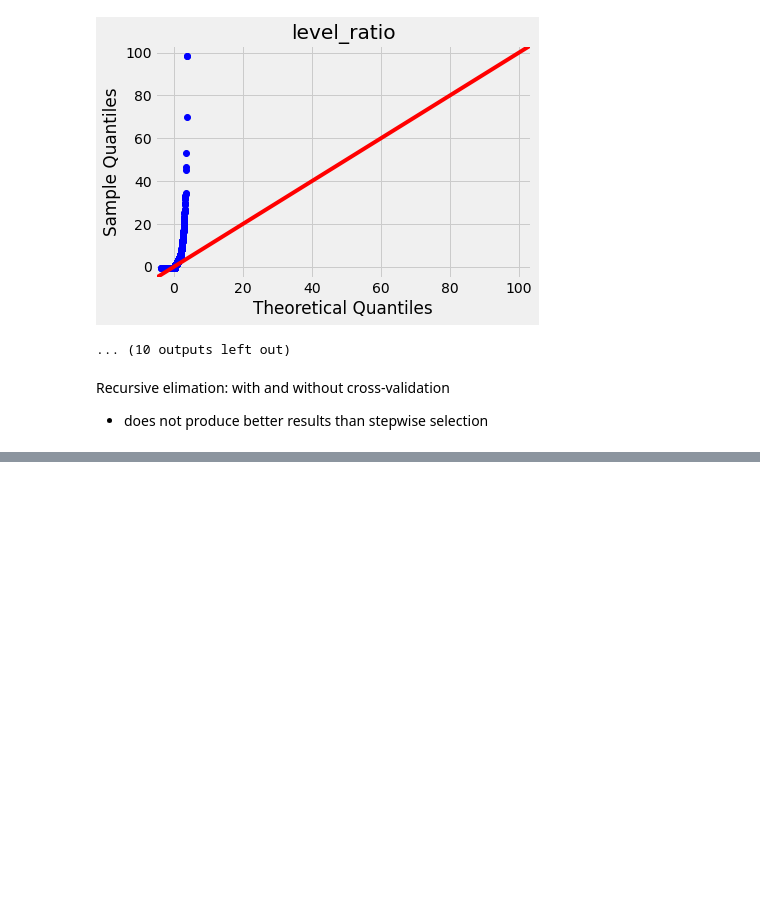
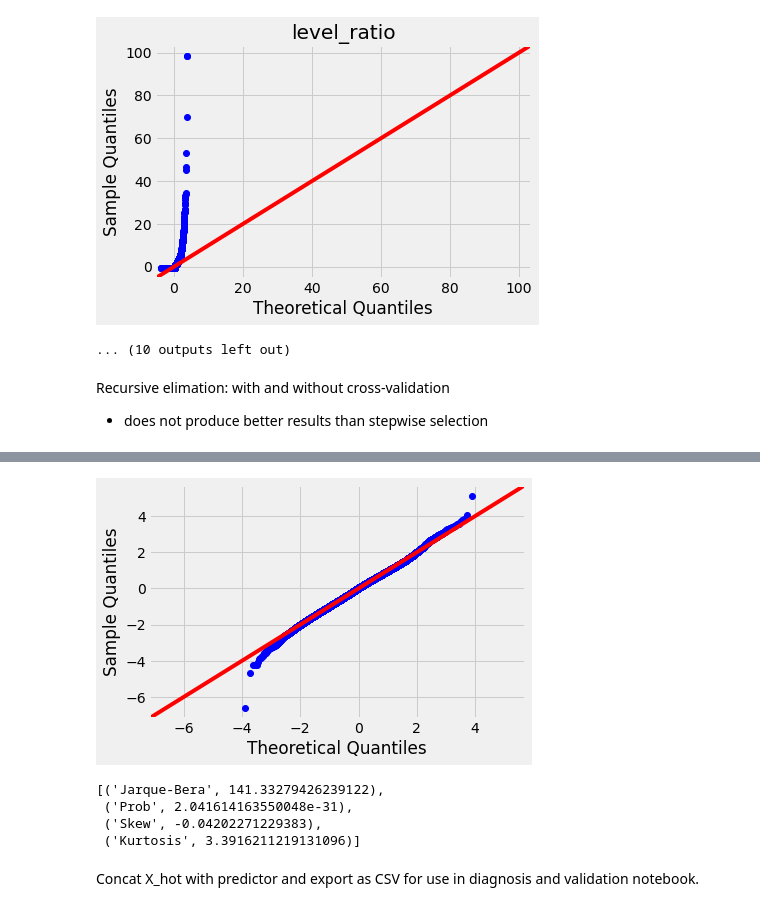
Before and after one commit to Zeth-Abney/Flatiron-school, a Jupyter notebook: phase-2/PROJECT/EDA-four.ipynb, the cells around one changed output, grey strips where cells are left out. Cells and saved outputs as stored; diff of their text form; code cells hidden in the pictures; blank space fills up the shorter version.

Commit message:
completed EDA, began model diagnosis and validation

```diff
--- a/phase-2/PROJECT/EDA-four.ipynb
+++ b/phase-2/PROJECT/EDA-four.ipynb
@@ -607,3 +602,19 @@ Notes:
 [1] Standard Errors assume that the covariance matrix of the errors is correctly specified.
 [2] The condition number is large, 4.8e+09. This might indicate that there are
 strong multicollinearity or other numerical problems.
+# %%
+resid = stepped_model.resid
+fig = sm.graphics.qqplot(resid, dist=stats.norm, line='45', fit=True)
+# %% [output]
+[figure, added]
+# %%
+name = ['Jarque-Bera','Prob','Skew', 'Kurtosis']
+test = sms.jarque_bera(resid)
+list(zip(name, test))
+# %% [output]
+[('Jarque-Bera', 141.33279426239122),
+ ('Prob', 2.041614163550048e-31),
+ ('Skew', -0.04202271229383),
+ ('Kurtosis', 3.3916211219131096)]
+# %% [markdown]
+Concat X_hot with predictor and export as CSV for use in diagnosis and validation notebook.
```
Also changed, not shown: parts of 8 cells of this notebook, 5 other files.
